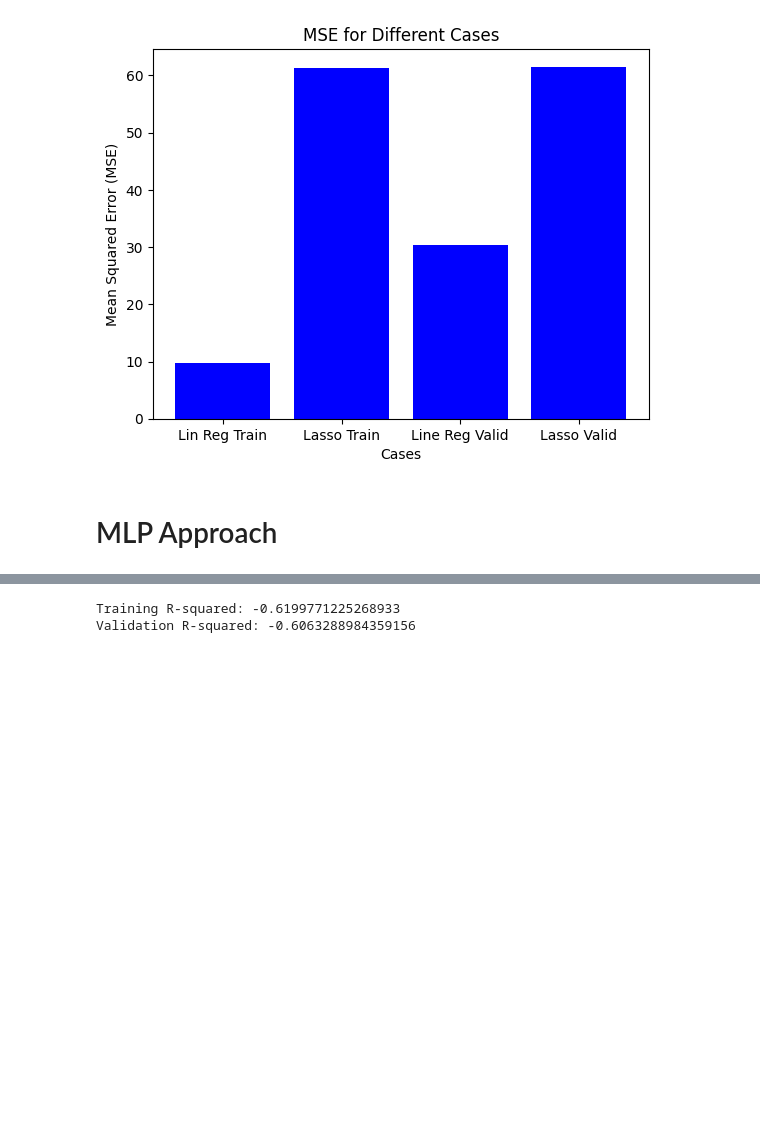
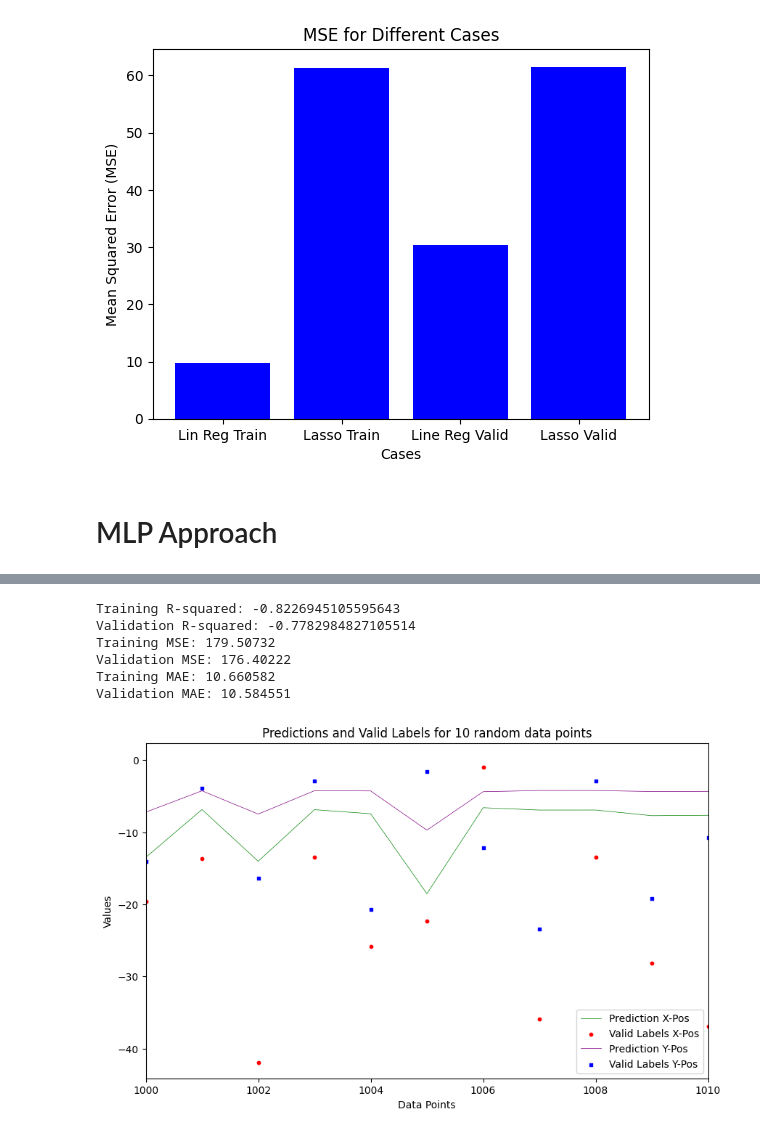
Before and after one commit to JoeyxSalazar/DeepLearningCSI, a Jupyter notebook: position_estimation.ipynb, the cells around one changed output, grey strips where cells are left out. Saved outputs shown, nothing was run; the diff lists cells and outputs as text; code cells hidden in the pictures; blank space fills up the shorter version.

```diff
--- a/position_estimation.ipynb
+++ b/position_estimation.ipynb
@@ -129,10 +131,12 @@ plt.show()
 class Net(nn.Module):
     def __init__(self):
         super().__init__()
-        self.layer1 = nn.Linear(4*1632, 500)  # input layer (4*1632 nodes) -> hidden layer (100 nodes)
-        self.layer2 = nn.Linear(500, 500)  # hidden layer (100 nodes) -> hidden layer (100 nodes)
-        self.layer3 = nn.Linear(500, 100)  # hidden layer (100 nodes) -> hidden layer (100 nodes)
-        self.layer4 = nn.Linear(100, 2)  # hidden layer (100 nodes) -> output layer (2 nodes)
+        self.layer1 = nn.Linear(4*1632, 2048)
+        self.layer2 = nn.Linear(2048, 1024)  # input layer (4*1632 nodes) -> hidden layer (100 nodes)
+        self.layer3 = nn.Linear(1024, 512)  # hidden layer (100 nodes) -> hidden layer (100 nodes)
+        self.layer4 = nn.Linear(512, 256)  # hidden layer (100 nodes) -> hidden layer (100 nodes)
+        self.layer5 = nn.Linear(256, 128)  # hidden layer (100 nodes) -> output layer (2 nodes)
+        self.layer6 = nn.Linear(128,2)
 
     def forward(self, x):
-        return self.layer4(F.relu(self.layer3(F.relu(self.layer2(F.relu(self.layer1(x)))))))
+        return self.layer6(F.relu(self.layer5(F.relu(self.layer4(F.relu(self.layer3(F.relu(self.layer2(F.relu(self.layer1(x)))))))))))
@@ -187,12 +188,42 @@ Epoch [50/50], Loss: 182.9140167236328, Learning Rate: 8.000000000000001e-08, Be
 # %%
-#Evaluate the accuracy of the model
 from sklearn.metrics import r2_score
+from sklearn.metrics import mean_squared_error
+from sklearn.metrics import mean_absolute_error
 net.eval()
 with torch.no_grad():
     train_predictions = net(train_data_2d)
     test_predictions = net(valid_data_2d)
 print("Training R-squared:", r2_score(train_label, train_predictions))
 print("Validation R-squared:", r2_score(valid_label, test_predictions))
+print("Training MSE:", mean_squared_error(train_label, train_predictions))
+print("Validation MSE:", mean_squared_error(valid_label, test_predictions))
+print("Training MAE:", mean_absolute_error(train_label, train_predictions))
+print("Validation MAE:", mean_absolute_error(valid_label, test_predictions))
 # %% [output]
-Training R-squared: -0.6199771225268933
-Validation R-squared: -0.6063288984359156
+Training R-squared: -0.8226945105595643
+Validation R-squared: -0.7782984827105514
+Training MSE: 179.50732
+Validation MSE: 176.40222
+Training MAE: 10.660582
+Validation MAE: 10.584551
+# %%
+plt.figure(figsize=(10, 6))
+
+# Plot prediction lines
+plt.plot(test_predictions[:, 0], label='Prediction X-Pos', color='green', linewidth=.5)
+plt.scatter(np.arange(len(valid_label)), valid_label[:, 0], label='Valid Labels X-Pos', color='red', marker='o', s=10)
+plt.plot(test_predictions[:, 1], label='Prediction Y-Pos', color='purple', linewidth=.5)
+plt.scatter(np.arange(len(valid_label)), valid_label[:, 1], label='Valid Labels Y-Pos', color='blue', marker='s', s=10)
+
+# Add labels and legend
+plt.xlabel('Data Points')
+plt.ylabel('Values')
+plt.legend()
+
+# Add a title
+plt.title('Predictions and Valid Labels for 10 random data points')
+plt.xlim(1000, 1010)
+# Show the plot
+plt.show()
+# %% [output]
+[figure, added]
```
Also changed, not shown: parts of 4 cells of this notebook, 1 other file.
